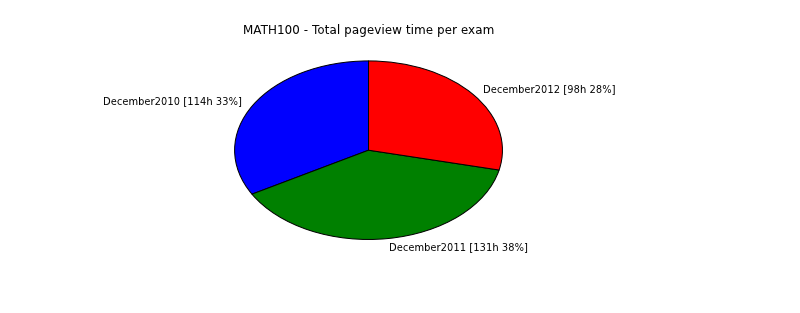
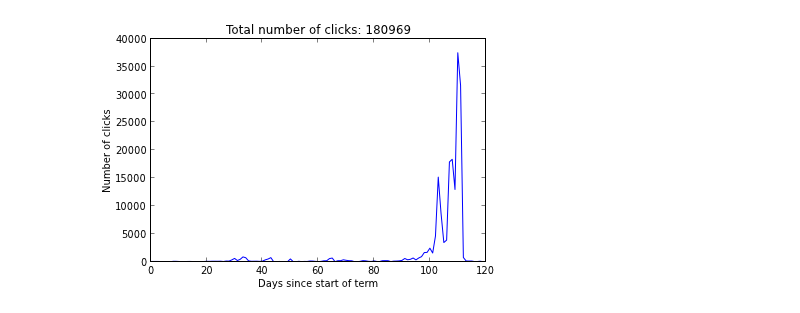
Before and after one commit to MathEducationResources/google-analytics, a Jupyter notebook: global_dict.ipynb, the cells around one changed output. Cells and saved outputs as stored; diff of their text form; code cells hidden in the pictures.

```diff
--- a/global_dict.ipynb
+++ b/global_dict.ipynb
@@ -154,4 +9,0 @@ def plot_visit_duration_dist(course, style='pie', include_subpages=True):
-# %%
-plot_visit_duration_dist('MATH100', 'pie', False)
-# %% [output]
-[figure, removed]
@@ -158 +12,5 @@ plot_visit_duration_dist('MATH100', 'pie', False)
+# %%
+plot_clicks(my_clicks)
+# %% [output]
+[figure, added]
 # %%
```
Also changed, not shown: parts of 16 cells of this notebook, 2 other files.
